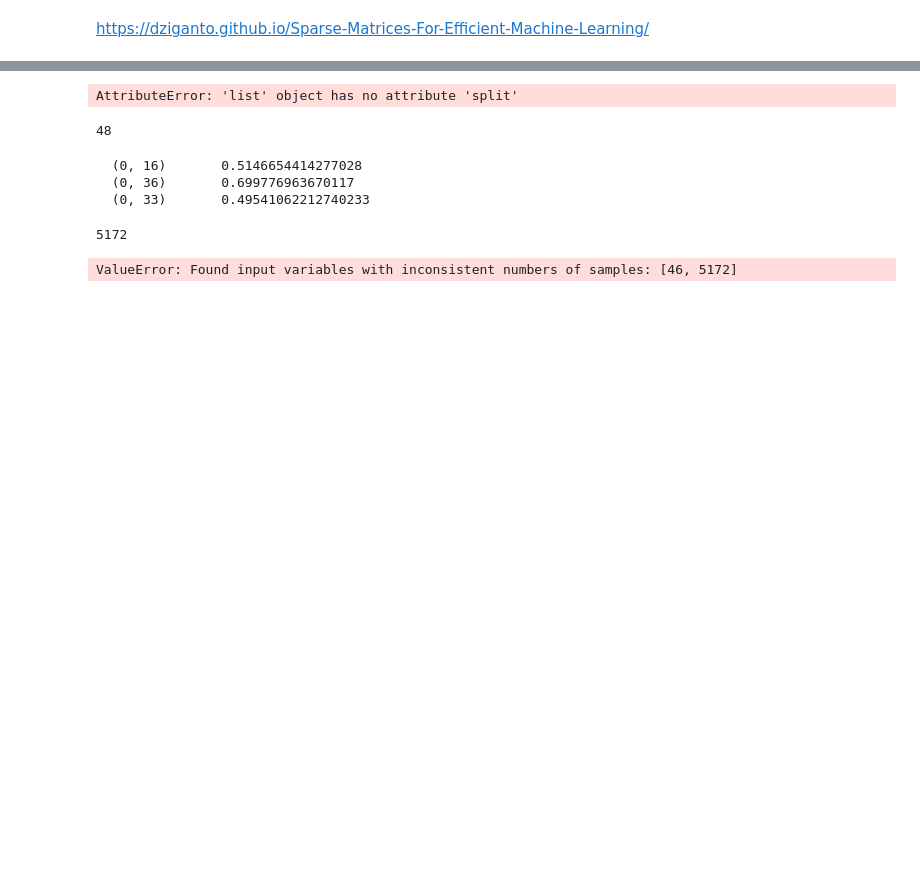
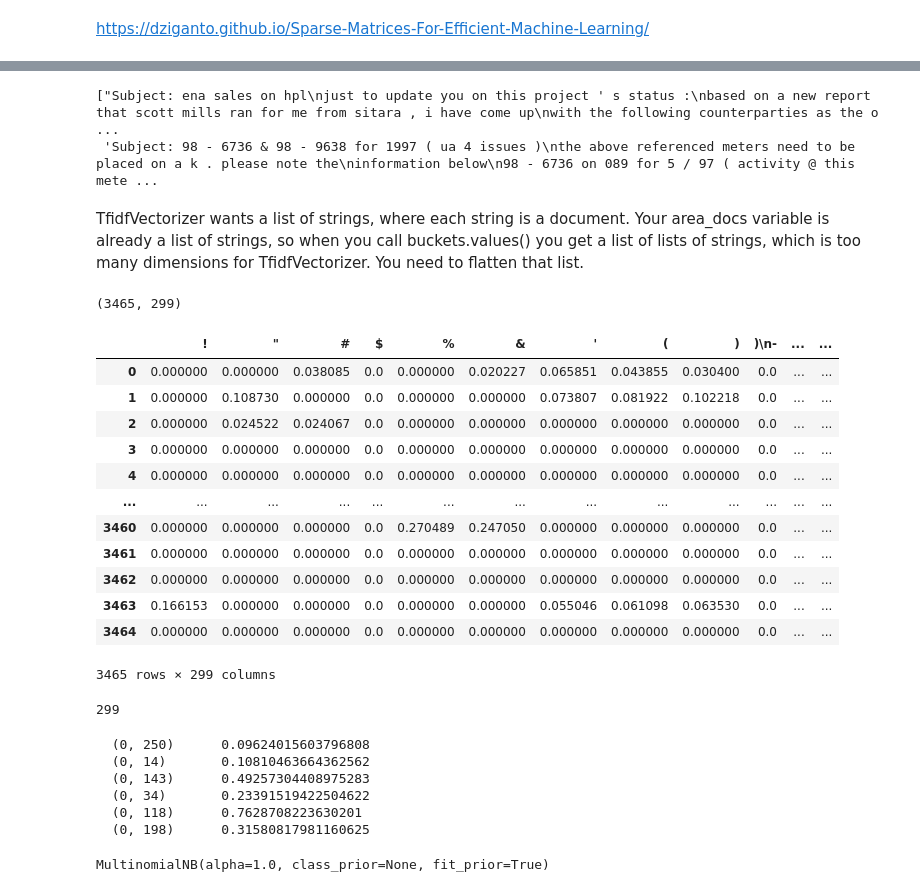
Before and after one commit to t-ben2/datasci_python_primer, a Jupyter notebook: EnronSpamHam.ipynb, the cells around one changed output, grey strips where cells are left out. Saved outputs shown, nothing was run; the diff lists cells and outputs as text; code cells hidden in the pictures; blank space fills up the shorter version.

```diff
--- a/EnronSpamHam.ipynb
+++ b/EnronSpamHam.ipynb
@@ -282,7 +289,7 @@ def text_extractor(filepath):
     for filename in list_of_files:
 
         file = open(filepath + filename,'r',encoding='utf-8',errors='ignore')
-        features = file.readlines() #Creates a list where each line is one item
+        features = file.read() #Extracts all text from this file, and stores in a list of features
         feature_dict[filename] = features #Create a dictionary with the filename, followed by list of features
         file.close() #Best practice to explicity close file once used
 
@@ -370,0 +372,6 @@ https://dziganto.github.io/Sparse-Matrices-For-Efficient-Machine-Learning/
+# %%
+X = list(all_features.values())
+X[:2]
+# %% [output]
+["Subject: ena sales on hpl\njust to update you on this project ' s status :\nbased on a new report that scott mills ran for me from sitara , i have come up\nwith the following counterparties as the o ...
+ 'Subject: 98 - 6736 & 98 - 9638 for 1997 ( ua 4 issues )\nthe above referenced meters need to be placed on a k . please note the\ninformation below\n98 - 6736 on 089 for 5 / 97 ( activity @ this mete ...
@@ -373,35 +383,49 @@ https://dziganto.github.io/Sparse-Matrices-For-Efficient-Machine-Learning/
 #but it takes a step further and normalizes counts to frequency of occurrences across a corpus.
 
 from sklearn.feature_extraction.text import TfidfVectorizer
+# %% [markdown]
+TfidfVectorizer wants a list of strings, where each string is a document. Your area_docs variable is already a list of strings, so when you call buckets.values() you get a list of lists of strings, which is too many dimensions for TfidfVectorizer. You need to flatten that list.
 # %%
 tfidf_vect = TfidfVectorizer(min_df = 0.05,analyzer = word_tokenize) #only includes words that occur in at least 5% of the corpus documents
-X = tfidf_vect.fit_transform(ham_features['1061.2000-05-10.farmer.ham.txt'])
-X.shape
+X_train_vec = tfidf_vect.fit_transform(X_train)
+X_test_vec = tfidf_vect.transform(X_test)
+
+X_train_vec.shape
 # %% [output]
-AttributeError: 'list' object has no attribute 'split'
+(3465, 299)
+# %%
+#Inspect output of tfidf vector
+pd.DataFrame(X_train_vec.A, columns=tfidf_vect.get_feature_names())
+# %% [output]
+|  | ! | " | # | $ | % | & | ' | ( | ) | )\n- | ... | ... |
+| 0 | 0.000000 | 0.000000 | 0.038085 | 0.0 | 0.000000 | 0.020227 | 0.065851 | 0.043855 | 0.030400 | 0.0 | ... | ... |
+| 1 | 0.000000 | 0.108730 | 0.000000 | 0.0 | 0.000000 | 0.000000 | 0.073807 | 0.081922 | 0.102218 | 0.0 | ... | ... |
+| 2 | 0.000000 | 0.024522 | 0.024067 | 0.0 | 0.000000 | 0.000000 | 0.000000 | 0.000000 | 0.000000 | 0.0 | ... | ... |
+| 3 | 0.000000 | 0.000000 | 0.000000 | 0.0 | 0.000000 | 0.000000 | 0.000000 | 0.000000 | 0.000000 | 0.0 | ... | ... |
+| 4 | 0.000000 | 0.000000 | 0.000000 | 0.0 | 0.000000 | 0.000000 | 0.000000 | 0.000000 | 0.000000 | 0.0 | ... | ... |
+| ... | ... | ... | ... | ... | ... | ... | ... | ... | ... | ... | ... | ... |
+| 3460 | 0.000000 | 0.000000 | 0.000000 | 0.0 | 0.270489 | 0.247050 | 0.000000 | 0.000000 | 0.000000 | 0.0 | ... | ... |
+| 3461 | 0.000000 | 0.000000 | 0.000000 | 0.0 | 0.000000 | 0.000000 | 0.000000 | 0.000000 | 0.000000 | 0.0 | ... | ... |
+| 3462 | 0.000000 | 0.000000 | 0.000000 | 0.0 | 0.000000 | 0.000000 | 0.000000 | 0.000000 | 0.000000 | 0.0 | ... | ... |
+| 3463 | 0.166153 | 0.000000 | 0.000000 | 0.0 | 0.000000 | 0.000000 | 0.055046 | 0.061098 | 0.063530 | 0.0 | ... | ... |
+| 3464 | 0.000000 | 0.000000 | 0.000000 | 0.0 | 0.000000 | 0.000000 | 0.000000 | 0.000000 | 0.000000 | 0.0 | ... | ... |
+3465 rows × 299 columns
 # %%
 len(tfidf_vect.get_feature_names())
 # %% [output]
-48
+299
-# %%
-print(X[0])
-# %% [output]
-  (0, 16)       0.5146654414277028
-  (0, 36)       0.699776963670117
-  (0, 33)       0.49541062212740233
-# %%
-y = [filename.split('.')[-2] for filename in list(all_features.keys())]
-len(y)
-# %% [output]
-5172
+# %%
+print(X_train_vec[-1])
+# %% [output]
+  (0, 250)      0.09624015603796808
+  (0, 14)       0.10810463664362562
+  (0, 143)      0.49257304408975283
+  (0, 34)       0.23391519422504622
+  (0, 118)      0.7628708223630201
+  (0, 198)      0.31580817981160625
 # %%
-from sklearn.model_selection import train_test_split
-X_train, X_test, y_train, y_test = train_test_split(X, y, test_size=0.33, random_state=42)
-
 from sklearn.naive_bayes import MultinomialNB
 classifier = MultinomialNB()
-classifier.fit(X_train,y_train)
-
-classifier.predict(X_test)
+classifier.fit(X_train_vec,y_train)
 # %% [output]
-ValueError: Found input variables with inconsistent numbers of samples: [46, 5172]
+MultinomialNB(alpha=1.0, class_prior=None, fit_prior=True)
```
Also changed, not shown: parts of 25 cells of this notebook.
